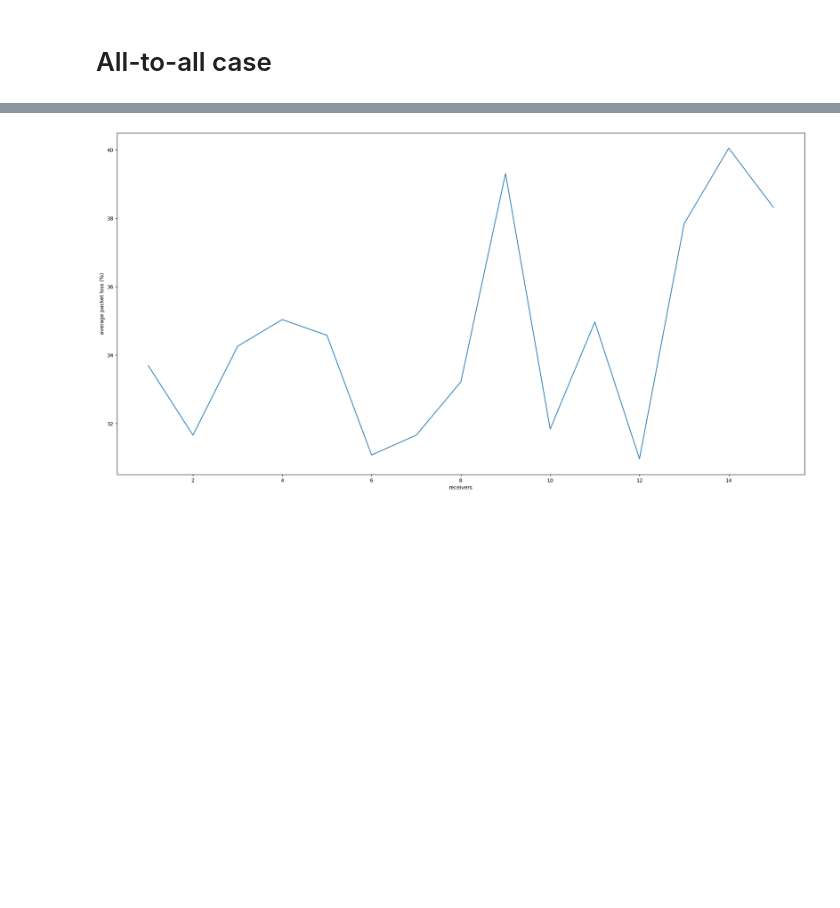
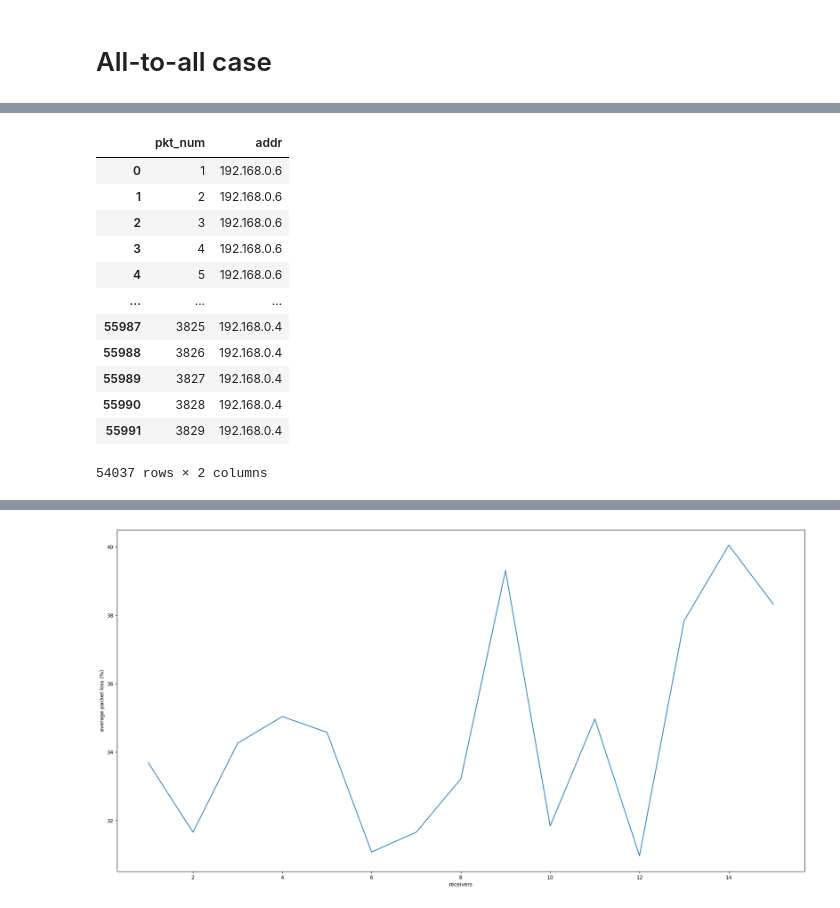
Before and after one commit to Krynegal/SDN_modeling_system, a Jupyter notebook: parser/datParser.ipynb, the cells around one changed output, grey strips where cells are left out. Saved outputs shown, nothing was run; the diff lists cells and outputs as text; code cells hidden in the pictures; blank space fills up the shorter version.

```diff
--- a/parser/datParser.ipynb
+++ b/parser/datParser.ipynb
@@ -336,0 +406,17 @@ Name: pkt_num, dtype: object
+# %%
+pl_df_copy = pl_df.drop_duplicates(keep='first')
+pl_df_copy
+# %% [output]
+|  | pkt_num | addr |
+| 0 | 1 | 192.168.0.6 |
+| 1 | 2 | 192.168.0.6 |
+| 2 | 3 | 192.168.0.6 |
+| 3 | 4 | 192.168.0.6 |
+| 4 | 5 | 192.168.0.6 |
+| ... | ... | ... |
+| 55987 | 3825 | 192.168.0.4 |
+| 55988 | 3826 | 192.168.0.4 |
+| 55989 | 3827 | 192.168.0.4 |
+| 55990 | 3828 | 192.168.0.4 |
+| 55991 | 3829 | 192.168.0.4 |
+54037 rows × 2 columns
```
Also changed, not shown: parts of 11 cells of this notebook.
